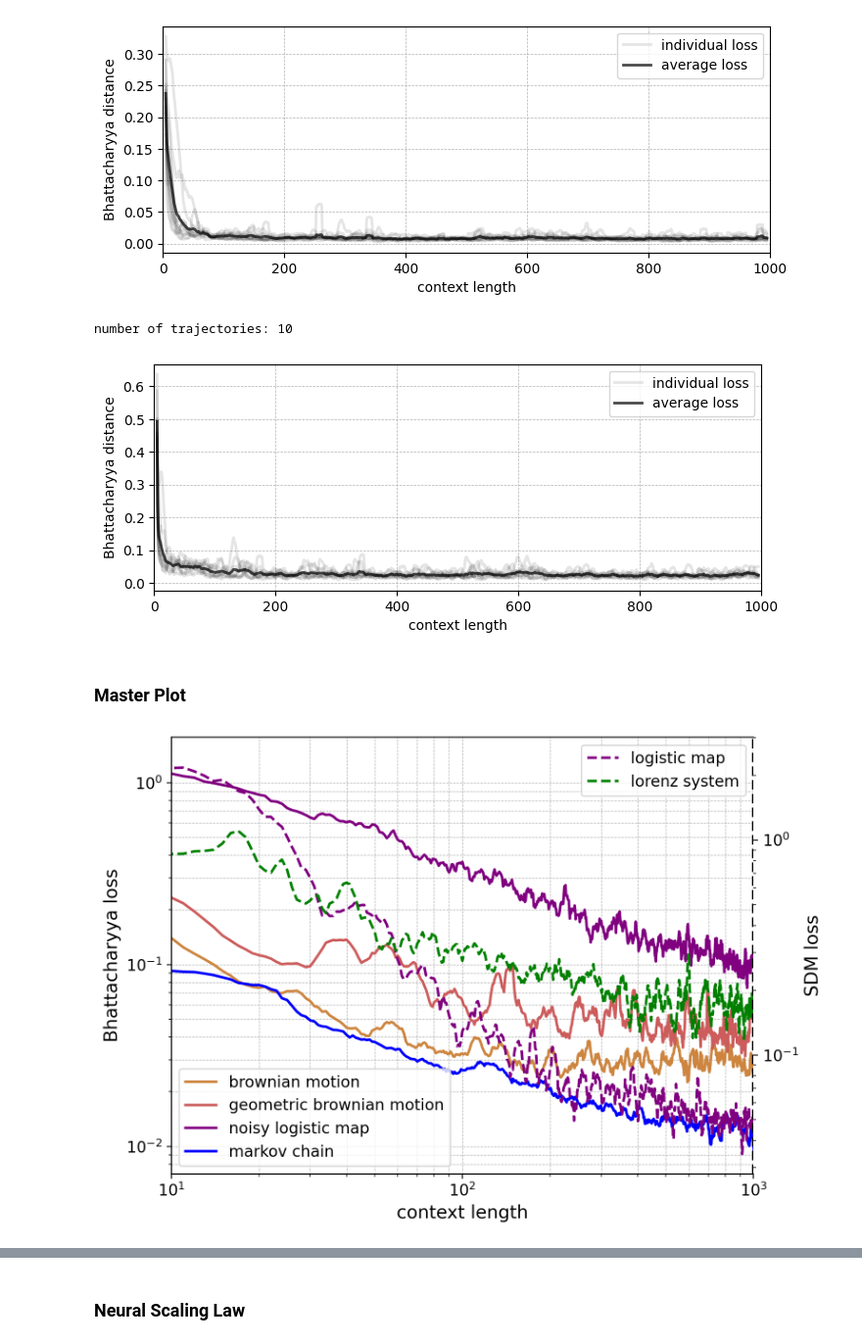
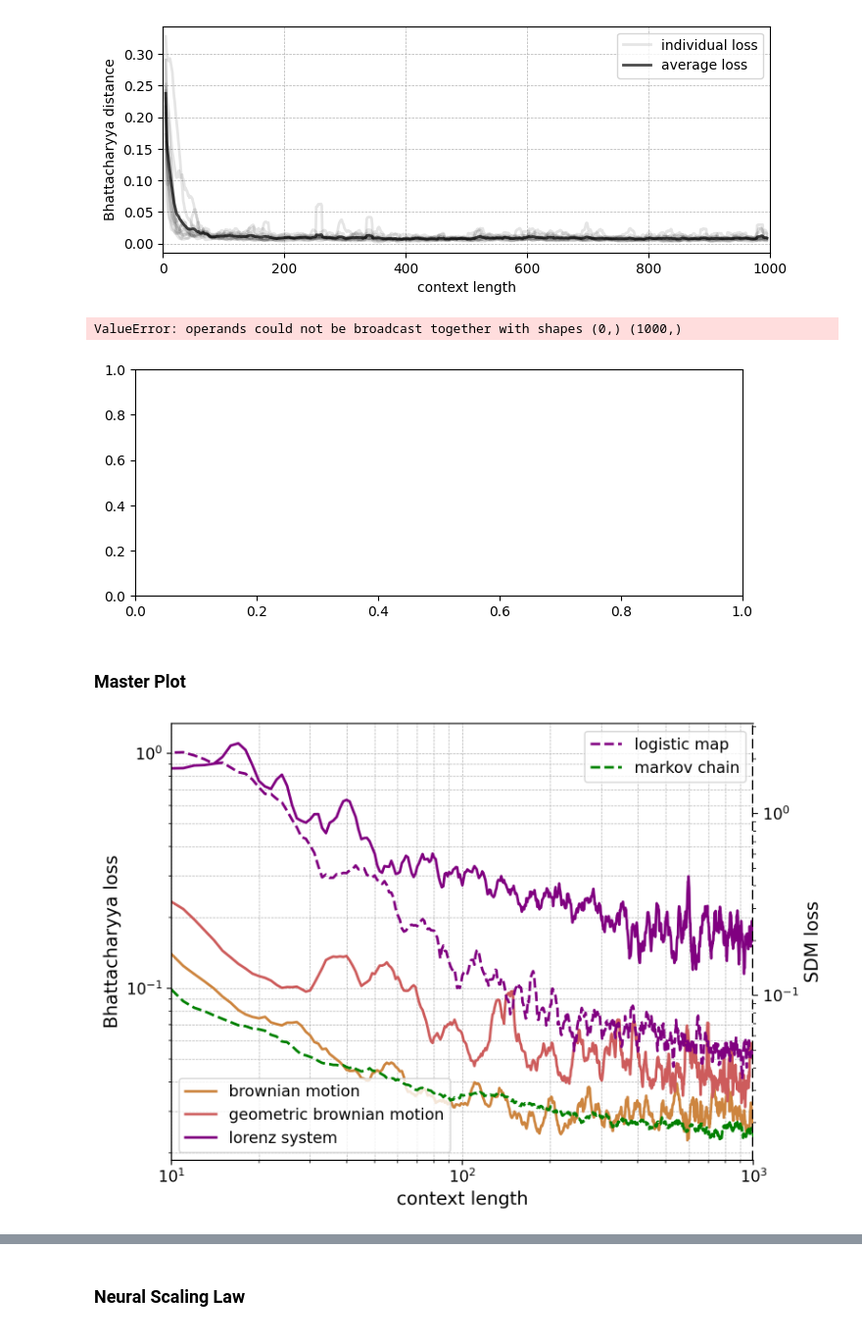
Before and after one commit to AntonioLiu97/llmICL, a Jupyter notebook: figures_analysis/experiment_plots.ipynb, the cells around one changed output, grey strips where cells are left out. Shown at 98% size. Cells and saved outputs as stored; diff of their text form; code cells hidden in the pictures.

```diff
--- a/figures_analysis/experiment_plots.ipynb
+++ b/figures_analysis/experiment_plots.ipynb
@@ -498,7 +498,7 @@ plt.savefig(figure_save_path / f"{series_name}.png", dpi=300, bbox_inches='tight
 number of trajectories: 12
 [figure]
 # %%
-series_name = 'correlated_gaussian'
+series_name = 'uncorrelated_uniform'
 x_range, avg_mean_loss, avg_BT_loss = experiment_plotter(series_name = series_name,
                    xlog = 0,
                    ylog = 0,
@@ -508,5 +508,5 @@ x_range, avg_mean_loss, avg_BT_loss = experiment_plotter(series_name = series_na
 fig_1_series[series_name] = (x_range, avg_BT_loss)
 plt.savefig(figure_save_path / f"{series_name}.png", dpi=300, bbox_inches='tight')
 # %% [output]
-number of trajectories: 10
+ValueError: operands could not be broadcast together with shapes (0,) (1000,)
-[figure, old version]
+[figure, new version]
@@ -530,7 +540,7 @@ import seaborn as sns
 
 # Define line styles for different series
 line_styles = ['solid', 'solid', 'dashed', 'solid', 'dashed', 'solid']
-ordered_series_names = ['brownian_motion', 'geometric_brownian_motion', 'logistic_map', 'noisy_logistic_map', 'lorenz_system','markov_chain']
+ordered_series_names = ['brownian_motion', 'geometric_brownian_motion', 'logistic_map','lorenz_system','markov_chain']
 # Define colors for different series
 colors = ['peru', 'indianred', 'purple', 'purple', 'green', 'blue']
 
@@ -552,34 +562,34 @@ ax2.set_yscale('log')
 ax1.grid(True, which='both', linestyle='--', linewidth=0.5)
 
 # Set labels with larger font size
 ax1.set_xlabel("context length", fontsize=14)
 ax1.set_ylabel("Bhattacharyya loss", fontsize=14)
 ax2.set_ylabel("SDM loss", fontsize=14)
 
 # Set legend inside the plot area
 legend1 = ax1.legend(loc='lower left', fontsize=12)
 legend2 = ax2.legend(loc='upper right', fontsize=12)
 
 # Increase tick label size
 ax1.tick_params(axis='both', which='major', labelsize=12)
 ax2.tick_params(axis='both', which='major', labelsize=12)
 
 # Overlay a dashed line on the right y-axis
 ax2.plot([1, 1], [0, 1], transform=ax2.transAxes, color='k', linestyle='--', lw=2)
 
 # Turn off the original right axis
 ax2.spines['right'].set_visible(False)
 ax1.spines['right'].set_visible(False)
 ax1.set_xlim(10,1000)
 # Use tight layout
 plt.tight_layout()
 
 # Save the figure in high resolution
 plt.savefig(figure_save_path / "fig1.png", dpi=300, bbox_extra_artists=(legend1, legend2), bbox_inches='tight')
 
 plt.show()
 # %% [output]
-[figure, old version]
+[figure, new version]
 # %%
 import matplotlib.pyplot as plt
 import matplotlib.lines as mlines
```
Also changed, not shown: parts of 5 cells of this notebook, 2 other files.
